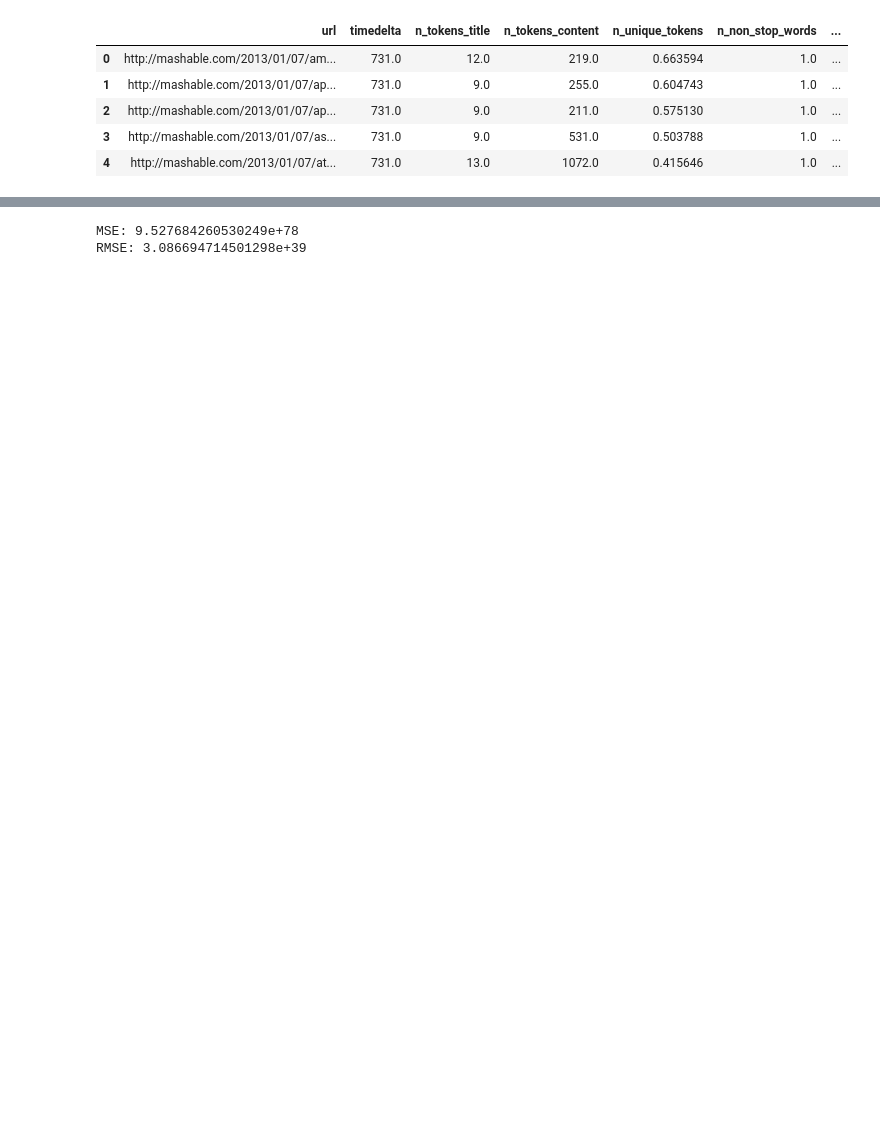
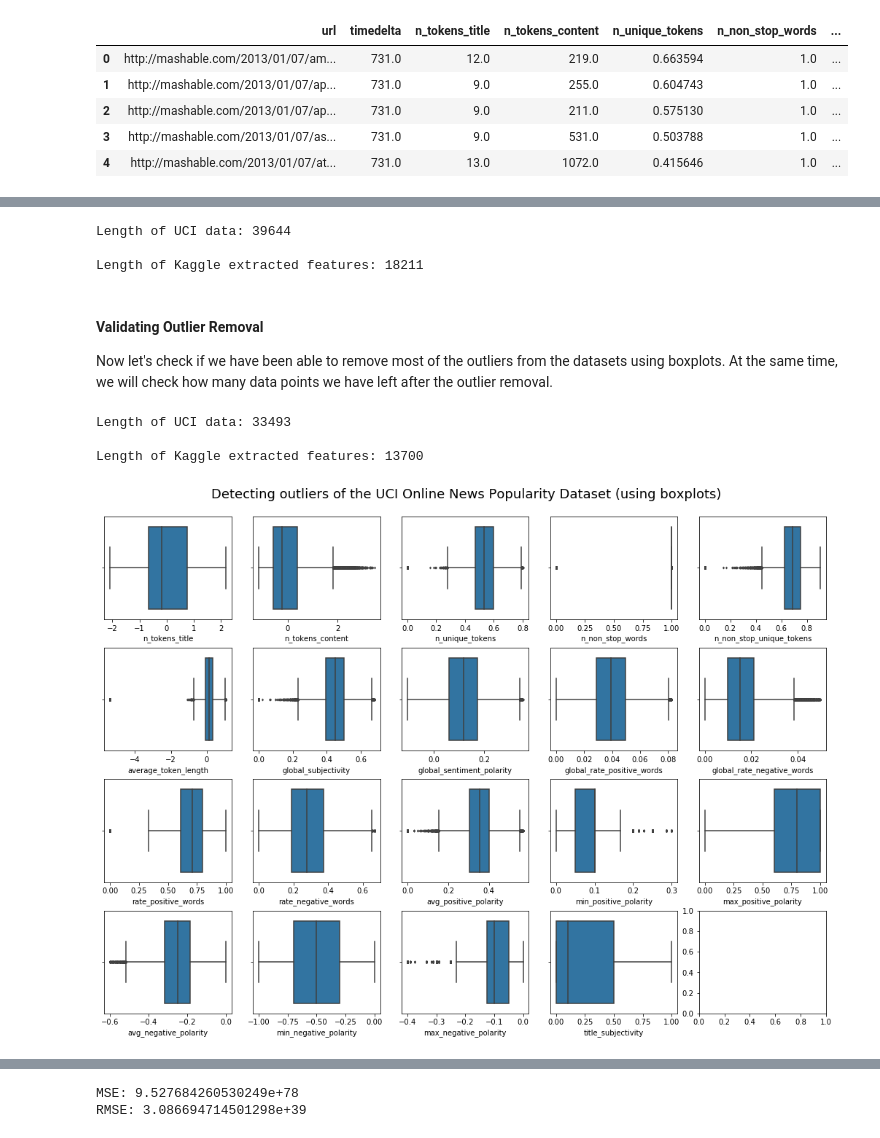
Before and after one commit to ihayet/EECS731_FakeNews_Project, a Jupyter notebook: notebooks/NewsPopularity_Regression.ipynb, the cells around one changed output, grey strips where cells are left out. Saved outputs shown, nothing was run; the diff lists cells and outputs as text; code cells hidden in the pictures; blank space fills up the shorter version.

```diff
--- a/notebooks/NewsPopularity_Regression.ipynb
+++ b/notebooks/NewsPopularity_Regression.ipynb
@@ -154,0 +313,33 @@ Range (10):             12.280480245612882-13.644978050680981 ,
+# %%
+print('Length of UCI data: {}\n'.format(len(data_uci)))
+print('Length of Kaggle extracted features: {}\n'.format(len(data_kaggle_features)))
+# %% [output]
+Length of UCI data: 39644
+
+Length of Kaggle extracted features: 18211
+# %%
+indices_list = list(range(0, 20))
+
+cols = np.array(data_kaggle_features.columns.tolist())[indices_list]
+
+minimum_threshold = 0.01
+maximum_threshold = 0.99
+
+for col in cols:
+    data_uci = data_uci[(data_uci[col] >= data_uci[col].quantile(minimum_threshold)) & (data_uci[col] <= data_uci[col].quantile(maximum_threshold))]
+    data_kaggle_features = data_kaggle_features[(data_kaggle_features[col] >= data_kaggle_features[col].quantile(minimum_threshold)) & (data_kaggle_features[col] <= data_kaggle_features[col].quantile(maximum_threshold))]
+# %% [markdown]
+#### Validating Outlier Removal
+
+Now let's check if we have been able to remove most of the outliers from the datasets using boxplots. At the same time, we will check how many data points we have left after the outlier removal.
+# %%
+print('Length of UCI data: {}\n'.format(len(data_uci)))
+print('Length of Kaggle extracted features: {}\n'.format(len(data_kaggle_features)))
+# %% [output]
+Length of UCI data: 33493
+
+Length of Kaggle extracted features: 13700
+# %%
+boxplot_outlier_detection(data_uci, "Detecting outliers of the UCI Online News Popularity Dataset (using boxplots)")
+# %% [output]
+[figure, added]
```
Also changed, not shown: parts of 59 cells of this notebook, 3 other files.
